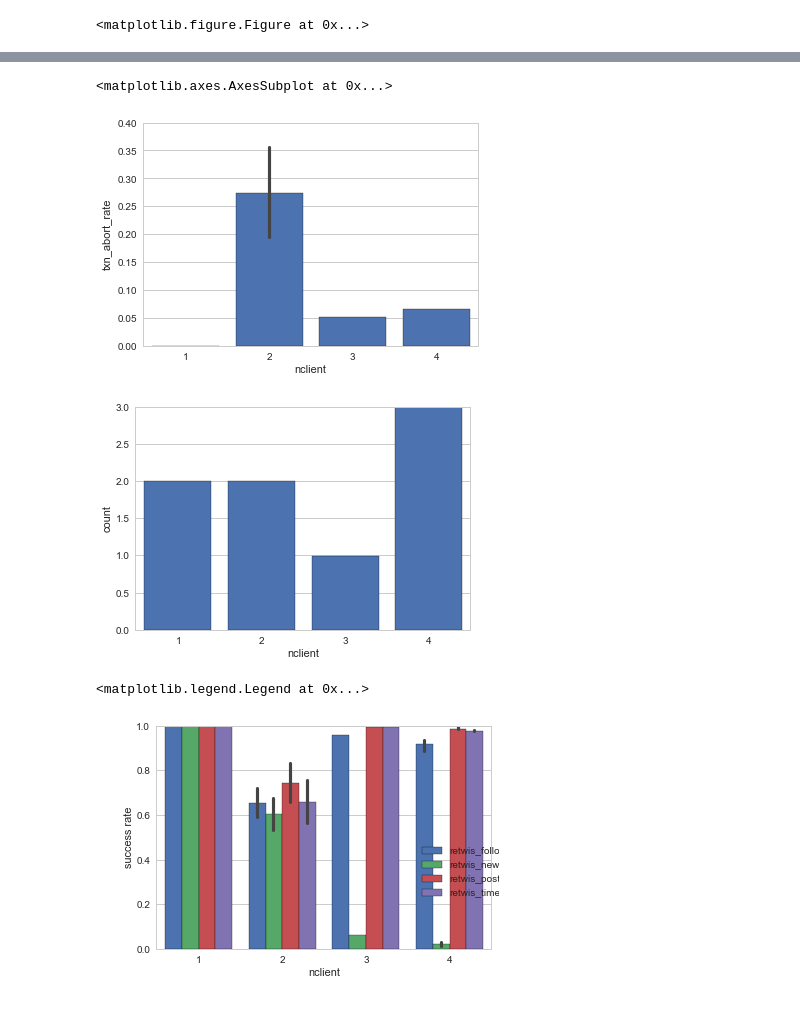
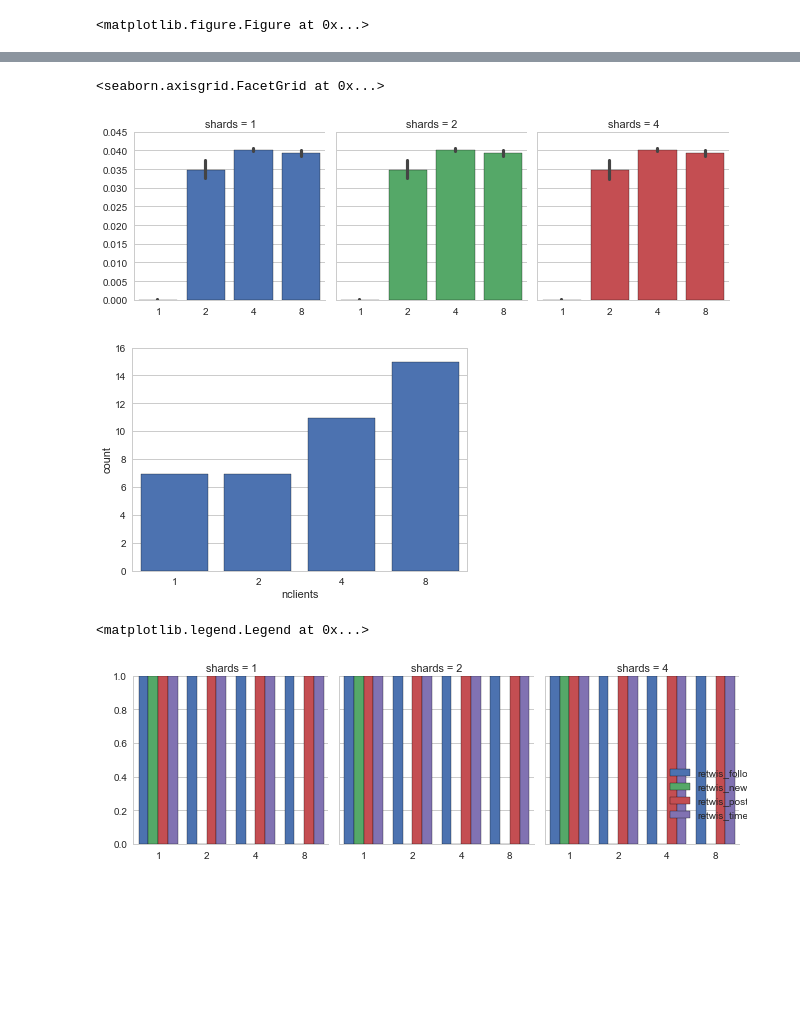
Before and after one commit to bholt/claret, a Jupyter notebook: data/Test.ipynb, the cells around one changed output, grey strips where cells are left out. Saved outputs shown, nothing was run; the diff lists cells and outputs as text; code cells hidden in the pictures; blank space fills up the shorter version.

Commit message:
update plots, use facetgrid

```diff
--- a/data/Test.ipynb
+++ b/data/Test.ipynb
@@ -36,5 +37,7 @@ txn_columns = ['retwis_newuser_success', 'retwis_post_success', 'retwis_timeline
 #        data.append(yaml.load(f))
 # %%
 df['txn_abort_rate'] = df['txn_failed'] / (df['txn_count'] + df['txn_failed'])
-df['throughput'] = df['txn_count'] * df['nclient'] / df['total_time']
+df['throughput'] = df['txn_count'] * df['nclients'] / df['total_time']
+# %%
+df['shards'] = df['nshards'].astype(str)
 # %%
@@ -45,20 +55,25 @@ sns.barplot(data=df, x='nclient', y='throughput')
 # %%
-sns.barplot(data=df, x='nclient', y='txn_abort_rate')
+sns.FacetGrid(df, hue='shards', col='shards').map(
+    sns.barplot, data=df, x='nclients', y='txn_abort_rate'
+)
 # %% [output]
-<matplotlib.axes.AxesSubplot at 0x...>
+<seaborn.axisgrid.FacetGrid at 0x...>
-[figure, old version]
+[figure, new version]
 # %%
-p = sns.barplot(data=df, x='nclient')
+p = sns.barplot(data=df, x='nclients')
 # %% [output]
-[figure, old version]
+[figure, new version]
 # %%
 d = melt_columns(df, txn_columns)
 d['success rate'] = d['value']
 d['txn type'] = d['variable']
 import matplotlib.pyplot as plt
 
-sns.barplot(data=d, x='nclient', y='success rate', hue='txn type')
+sns.FacetGrid(d, hue='shards', col='shards', size=3).map(
+    sns.barplot, data=d, x='nclients', y='success rate', hue='txn type'
+)
+# sns.barplot(data=d, x='nclients', y='success rate', hue='txn type')
 plt.legend(loc=9, bbox_to_anchor=(1.0, 0.5))
 # %% [output]
 <matplotlib.legend.Legend at 0x...>
-[figure, old version]
+[figure, new version]
```
Also changed, not shown: parts of 4 cells of this notebook.
